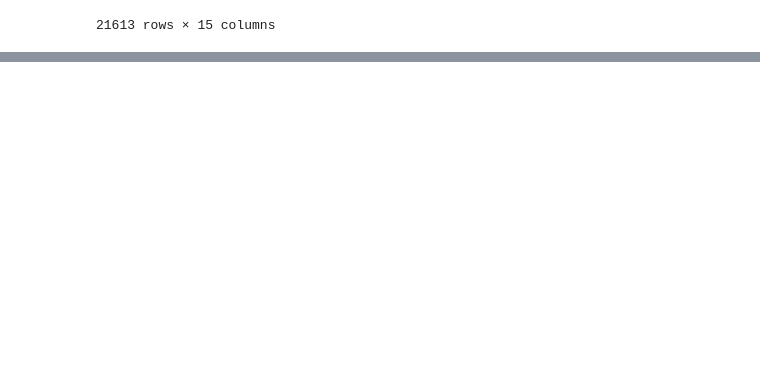
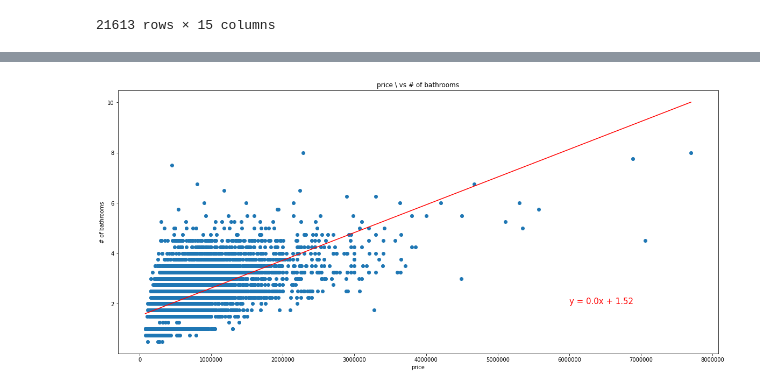
Before and after one commit to Kbeat438/Housing_Prices_Regression, a Jupyter notebook: Housing_prices.ipynb, the cells around one changed output, grey strips where cells are left out. Cells and saved outputs as stored; diff of their text form; code cells hidden in the pictures; blank space fills up the shorter version.

```diff
--- a/Housing_prices.ipynb
+++ b/Housing_prices.ipynb
@@ -144,0 +213,10 @@ new_housing_prices_df
+# %%
+# Linear regression on # of bedrooms
+x_values = new_housing_prices_df["price"]
+y_values = new_housing_prices_df["bathrooms"]
+# Call the function.
+plot_linear_regression(x_values, y_values,
+                       'price \ vs # of bathrooms'
+                        , '# of bathrooms',(6000000, 2))
+# %% [output]
+[figure, added]
```
Also changed, not shown: parts of 14 cells of this notebook.
